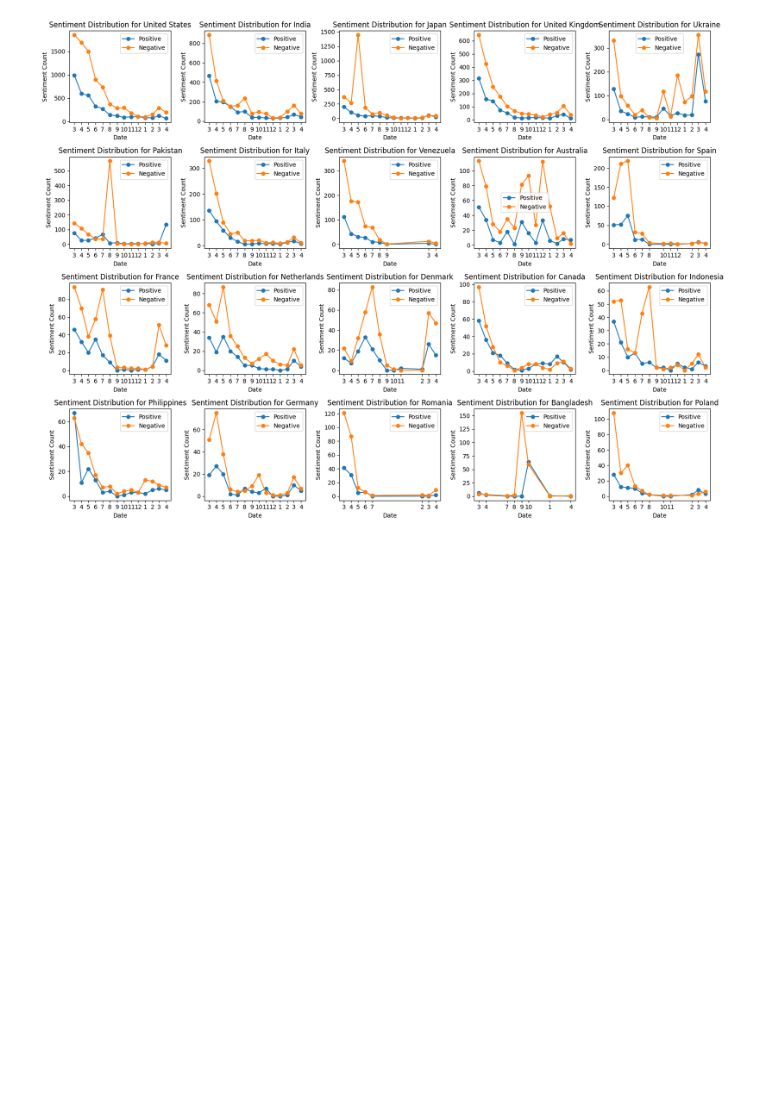
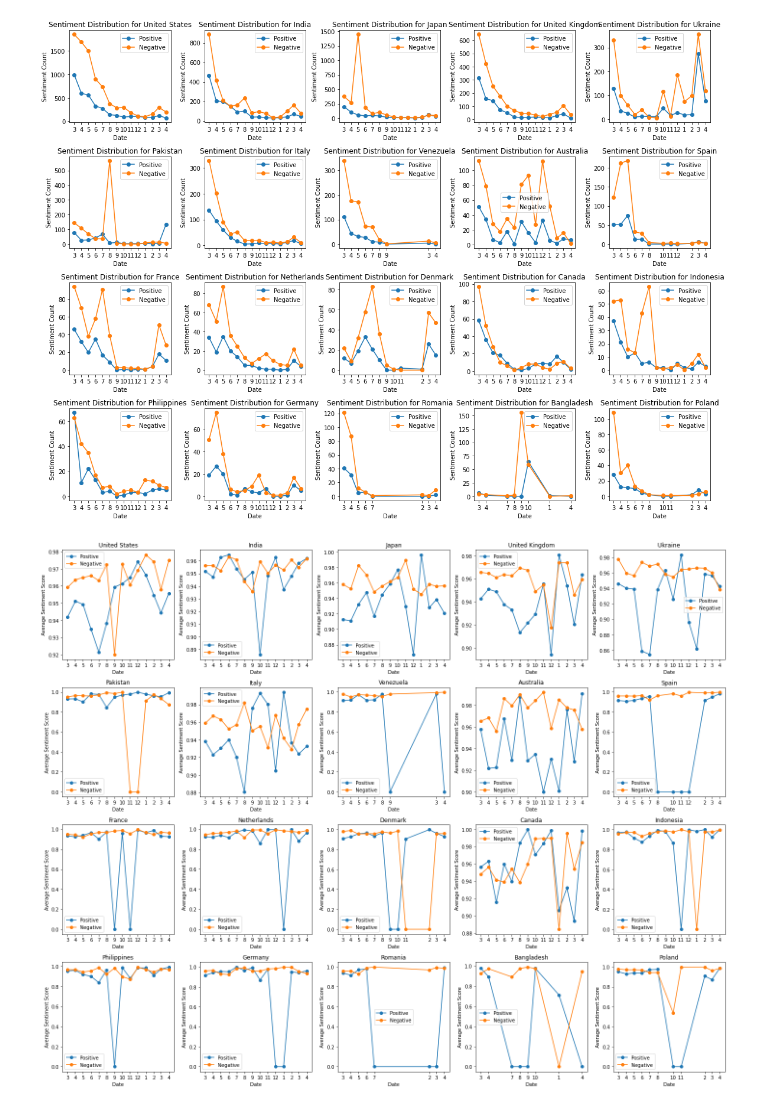
Before and after one commit to Duk-young/CSE545_RUUK, a Jupyter notebook: lee_pra/grid_plot.ipynb, the cells around one changed output. Saved outputs shown, nothing was run; the diff lists cells and outputs as text; code cells hidden in the pictures; blank space fills up the shorter version.

Commit message:
averge sentiment score by country grid plot added

```diff
--- a/lee_pra/grid_plot.ipynb
+++ b/lee_pra/grid_plot.ipynb
@@ -106,2 +102,59 @@ plot_sentiment_distribution(merged_df)
 # %% [output]
 [figure]
+# %%
+def plot_average_sentiment_top_countries(merged_df):
+    # Convert date data format
+    merged_df['date'] = pd.to_datetime(merged_df['date'].str[:10], format="%Y-%m-%d", errors='coerce')
+
+    # Filter the dataframe based on the date range
+    start_date = datetime.datetime(2022, 3, 1)
+    end_date = datetime.datetime(2023, 4, 30)
+    filtered_df = merged_df[(merged_df['date'] >= start_date) & (merged_df['date'] <= end_date)]
+
+    # Remove rows with NaT values
+    filtered_df = filtered_df.dropna(subset=['date'])
+
+    # Find top 20 countries by sentiment count
+    top_countries = filtered_df['country'].value_counts().nlargest(20).index
+
+    # Group by country, month, and sentiment, and calculate the average of sentiment scores
+    grouped = filtered_df.groupby(['country', filtered_df['date'].dt.to_period('M'), 'sentiment']).agg({'sentiment_score': 'mean'}).unstack().fillna(0)
+
+    # Rename columns
+    grouped.columns = ['Negative', 'Positive']
+
+    # Plot in a grid format
+    num_rows = 4
+    num_cols = 5
+    fig, axs = plt.subplots(num_rows, num_cols, figsize=(20, 16))
+
+    for i, country in enumerate(top_countries):
+        country_data = grouped.loc[country]
+
+        row = i // num_cols
+        col = i % num_cols
+        ax = axs[row, col]
+
+        x = country_data.index.to_timestamp()
+        y_positive = country_data['Positive'].values
+        y_negative = country_data['Negative'].values
+
+        ax.plot(x, y_positive, marker='o', linestyle='-', label='Positive')
+        ax.plot(x, y_negative, marker='o', linestyle='-', label='Negative')
+
+        ax.set_xlabel('Date')
+        ax.set_ylabel('Average Sentiment Score')
+        ax.set_title(f'{country}')
+        ax.legend()
+
+        # Modify x-axis tick labels
+        x_labels = [label.month if label.month <= 12 else label.month - 12 for label in x]
+        ax.set_xticks(x)
+        ax.set_xticklabels(x_labels)
+
+    plt.tight_layout()
+    plt.show()
+
+plot_average_sentiment_top_countries(merged_df.copy())
+# %% [output]
+[figure, added]
```
Also changed, not shown: parts of 4 cells of this notebook.
